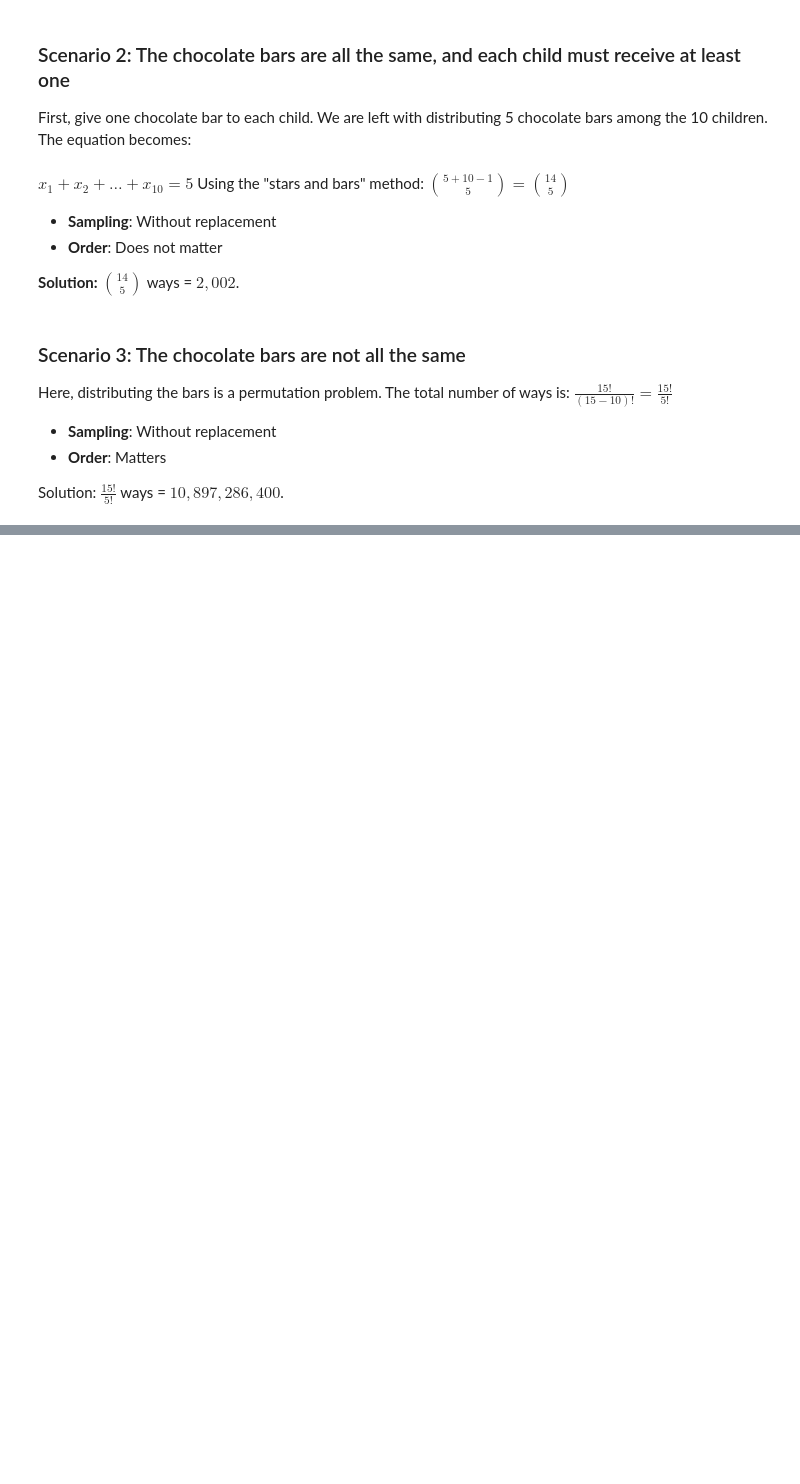
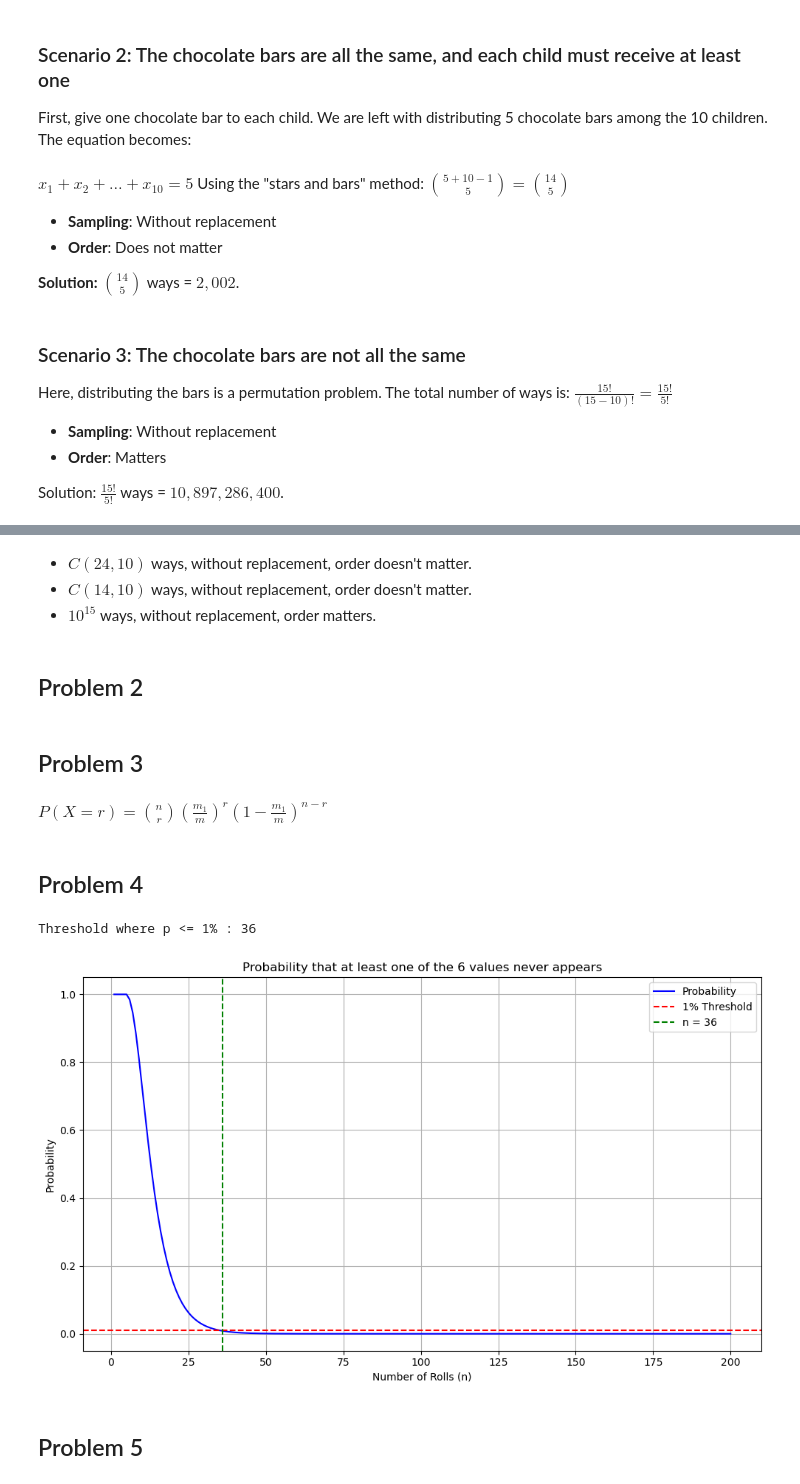
Before and after one commit to vsaraikin/masters, a Jupyter notebook: probability theory/Vladimir_Saraikin_MSAI_Prob23_HW1.ipynb, the cells around one changed output, grey strips where cells are left out. Saved outputs shown, nothing was run; the diff lists cells and outputs as text; code cells hidden in the pictures; blank space fills up the shorter version.

Commit message:
solved problem 4,5 in hw1 probability

```diff
--- a/probability theory/Vladimir_Saraikin_MSAI_Prob23_HW1.ipynb
+++ b/probability theory/Vladimir_Saraikin_MSAI_Prob23_HW1.ipynb
@@ -38,0 +43,50 @@ Solution: $ \frac{15!}{5!} $ ways = $10,897,286,400$.
+# %% [markdown]
+- $C(24,10)$ ways, without replacement, order doesn't matter.
+- $C(14,10)$ ways, without replacement, order doesn't matter.
+- $10^15$ ways, without replacement, order matters.
+# %% [markdown]
+## Problem 2
+# %% [markdown]
+## Problem 3
+# %% [markdown]
+$P(X = r) = \binom{n}{r} \left(\frac{m_1}{m}\right)^r \left(1-\frac{m_1}{m}\right)^{n-r}$
+# %% [markdown]
+## Problem 4
+# %%
+import matplotlib.pyplot as plt
+from math import comb
+
+# Define the probability function using the principle of inclusion-exclusion
+def probability(n):
+    total = 0
+    for k in range(1, 7):  # k goes from 1 to 6
+        total += (-1)**(k+1) * comb(6, k) * ((6-k)/6)**n
+    return total
+
+
+# Calculate probabilities for n from 1 to 200 (as an upper bound)
+n_values = list(range(1, 201))
+probabilities = [probability(n) for n in n_values]
+
+# Find the value of n where the probability becomes less than 1%
+n_threshold = next(n for n, p in zip(n_values, probabilities) if p < 0.01)
+print("Threshold where p <= 1% :", n_threshold)
+
+
+# Plot the probabilities
+plt.figure(figsize=(10, 6))
+plt.plot(n_values, probabilities, label='Probability', color='blue')
+plt.axhline(y=0.01, color='red', linestyle='--', label='1% Threshold')
+plt.axvline(x=n_threshold, color='green', linestyle='--', label=f'n = {n_threshold}')
+plt.xlabel('Number of Rolls (n)')
+plt.ylabel('Probability')
+plt.title('Probability that at least one of the 6 values never appears')
+plt.legend()
+plt.grid(True)
+plt.tight_layout()
+plt.show()
+# %% [output]
+Threshold where p <= 1% : 36
+[figure, added]
+# %% [markdown]
+## Problem 5
```
Also changed, not shown: parts of 4 cells of this notebook.
